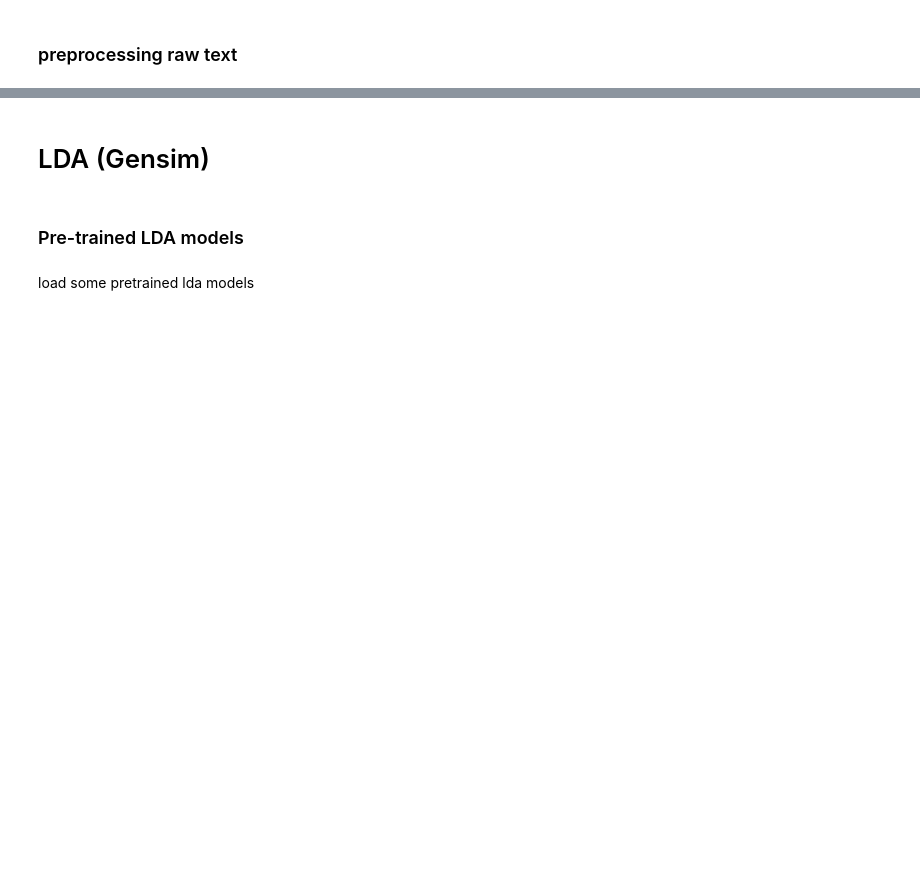
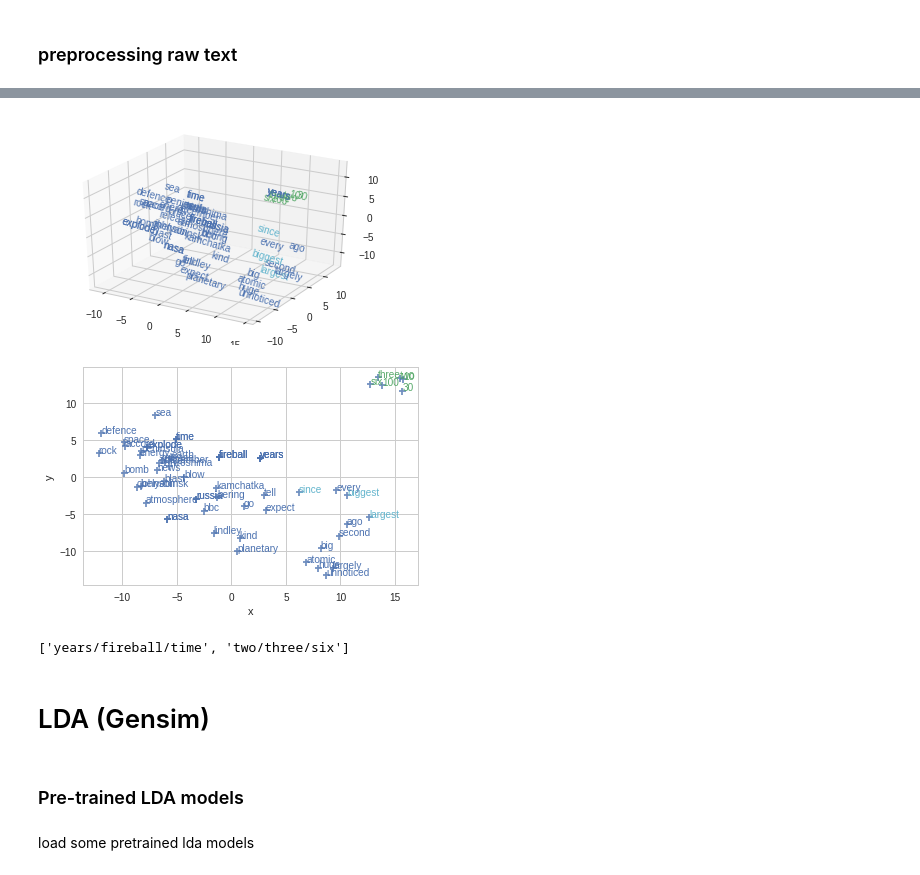
Before and after one commit to mohammedterry/NLP_for_ML, a Jupyter notebook: topics_intents.ipynb, the cells around one changed output, grey strips where cells are left out. Drawn from its saved outputs; the diff is of its cells as text; code cells hidden in the pictures; blank space fills up the shorter version.

```diff
--- a/topics_intents.ipynb
+++ b/topics_intents.ipynb
@@ -18,6 +18,7 @@ Lindley Johnson, planetary defence officer at Nasa, told BBC News a fireball thi
 import nltk
 nltk.download('stopwords')
 nltk.download('wordnet')
+nltk.download('punkt')
 
 from nltk.corpus import stopwords
 stopWords = stopwords.words('english')
@@ -29,6 +30,6 @@ def clean(text):
   return ' '.join(''.join(letter if ord('a') <= ord(letter) <= ord('z') or letter.isdigit() else ' ' for letter in text.lower()).split())
 
 def preprocess(document):
-  return [wn_lemmatiser.lemmatize(word,pos='v') for word in clean(document).split() if word not in stopWords]
+  return [[wn_lemmatiser.lemmatize(word,pos='v') for word in clean(sentence).split() if word not in stopWords] for sentence in nltk.sent_tokenize(document)]
 # %% [output]
 [nltk_data] Downloading package stopwords to /root/nltk_data...
@@ -41,0 +160,26 @@ def preprocess(document):
+# %%
+%matplotlib inline
+
+def plot_clusters(words, svectors, clusters):
+  from sklearn.decomposition import PCA
+  pca = PCA(n_components=3)
+  principalComponents = pca.fit_transform(svectors)
+
+  import pandas as pd
+  dataframe = pd.DataFrame(data = principalComponents, columns = ['x', 'y','z'])
+
+  import seaborn as sns
+  sns.set_style("whitegrid")
+  dataframe['colour'] = pd.Series([sns.color_palette()[i] for i in clusters])
+
+  import matplotlib.pyplot as plt, mpl_toolkits.mplot3d
+  fig = plt.figure()
+  graph = fig.gca(projection='3d')
+  [graph.text(x, z, y, s, 'x', color = c) for x, y, z, s, c in zip(dataframe['x'], dataframe['y'], dataframe['z'], words, dataframe['colour'])]
+  graph.set_xlim(min(dataframe['x']), max(dataframe['x']))
+  graph.set_ylim(min(dataframe['z']), max(dataframe['z']))
+  graph.set_zlim(min(dataframe['y']), max(dataframe['y']))
+  plt.show()
+
+  graph2=sns.regplot(data=dataframe, x="x", y="y", fit_reg=False, marker="+")
+  [graph2.text(x, y, s,color=c) for x,y,s,c in zip(dataframe['x'],dataframe['y'],words,dataframe["colour"])]
@@ -41,0 +188,5 @@ def preprocess(document):
+# %%
+import spacy
+sp = spacy.load('en')
+sp_words = [word for sentence in preprocess(example_text) for word in sentence]
+sp_vectors = [sp(word).vector for word in sp_words]
@@ -41,0 +195,6 @@ def preprocess(document):
+# %%
+!pip3 install hdbscan
+from hdbscan import HDBSCAN
+clusterer = HDBSCAN()
+clusterer.fit(sp_vectors)
+clusterer.labels_
@@ -41,0 +222,5 @@ def preprocess(document):
+# %%
+plot_clusters(sp_words, sp_vectors, clusterer.labels_)
+# %% [output]
+[figure, added]
+[figure, added]
@@ -42,3 +244,7 @@ def preprocess(document):
+# %%
+name_clusters(sp_words,clusterer.labels_)
+# %% [output]
+['years/fireball/time', 'two/three/six']
 # %% [markdown]
 # LDA (Gensim)
 # %% [markdown]
```
Also changed, not shown: parts of 22 cells of this notebook.
